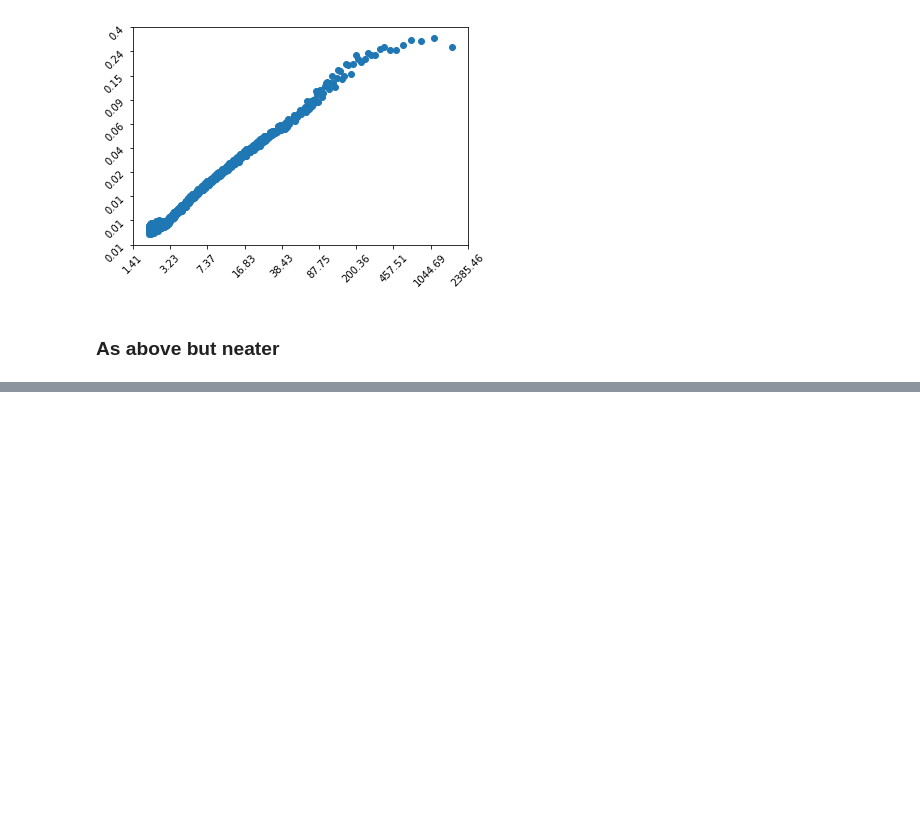
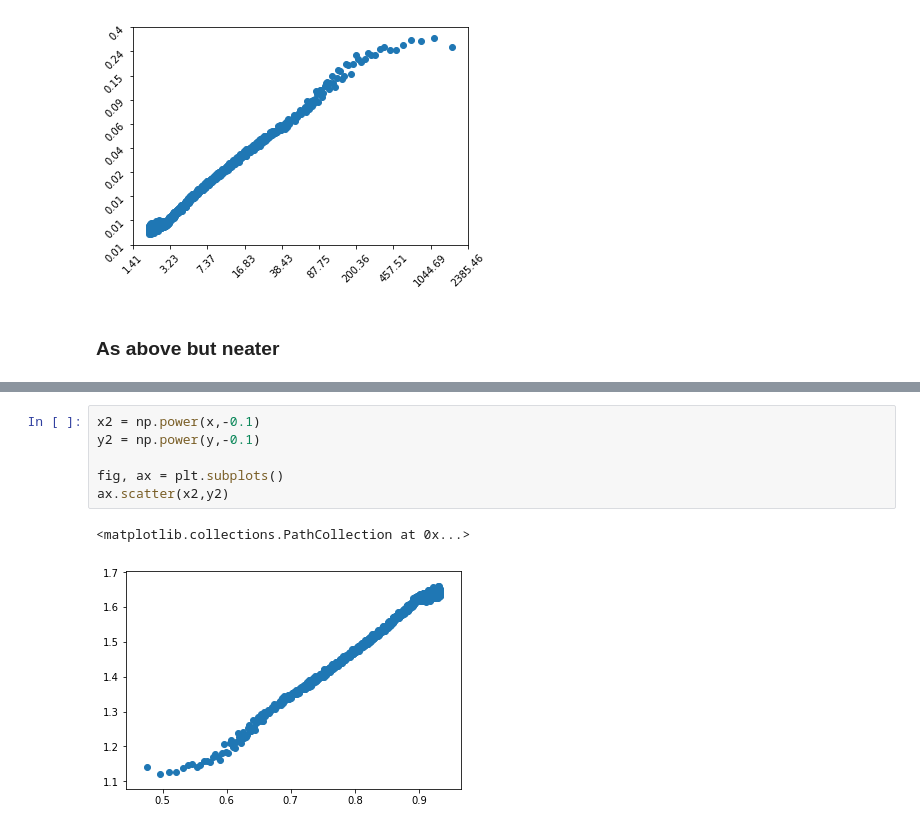
Before and after one commit to PaulHalloran/Jupiter_notebooks_halloran, a Jupyter notebook: log_data_displaying.ipynb, the cells around one changed output, grey strips where cells are left out. Saved outputs shown, nothing was run; the diff lists cells and outputs as text; blank space fills up the shorter version.

```diff
--- a/log_data_displaying.ipynb
+++ b/log_data_displaying.ipynb
@@ -93,3 +92,12 @@ ax.set_yticklabels(np.exp(yticks).round(2), rotation=45)
  Text(0,0,'0.24'),
  Text(0,0,'0.4')]
 [figure]
+# %%
+x2 = np.power(x,-0.1)
+y2 = np.power(y,-0.1)
+
+fig, ax = plt.subplots()
+ax.scatter(x2,y2)
+# %% [output]
+<matplotlib.collections.PathCollection at 0x...>
+[figure, added]
```
Also changed, not shown: parts of 1 cell of this notebook.
